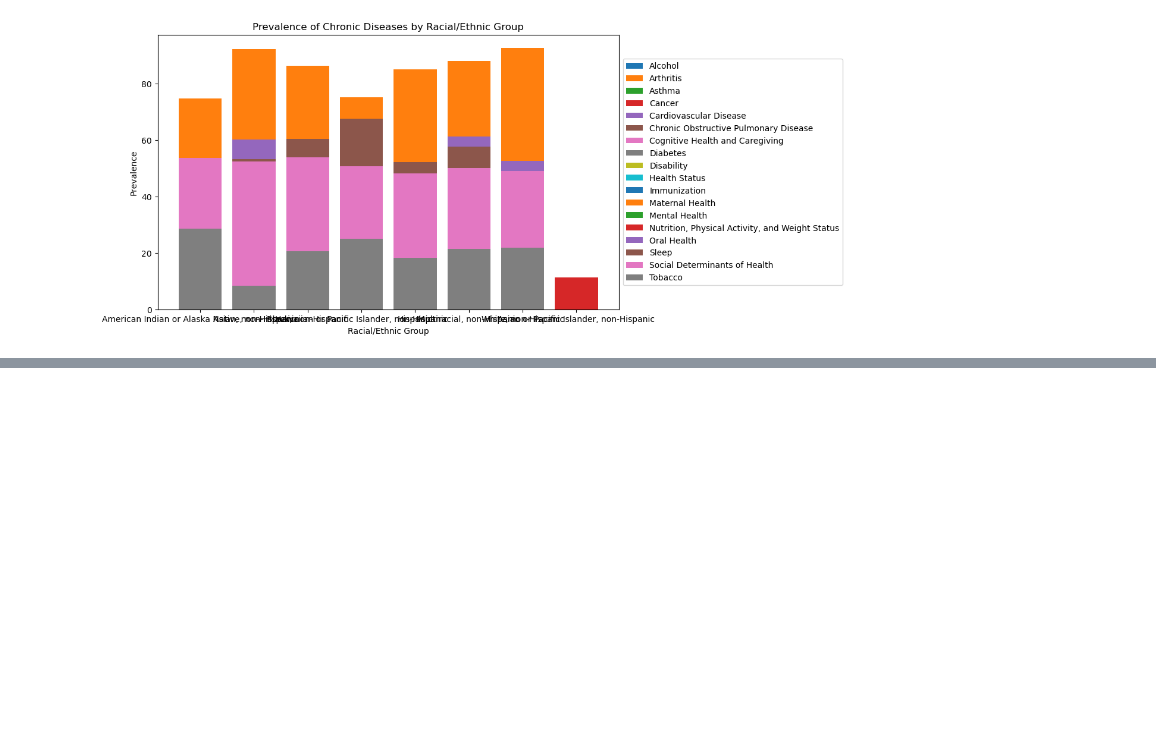
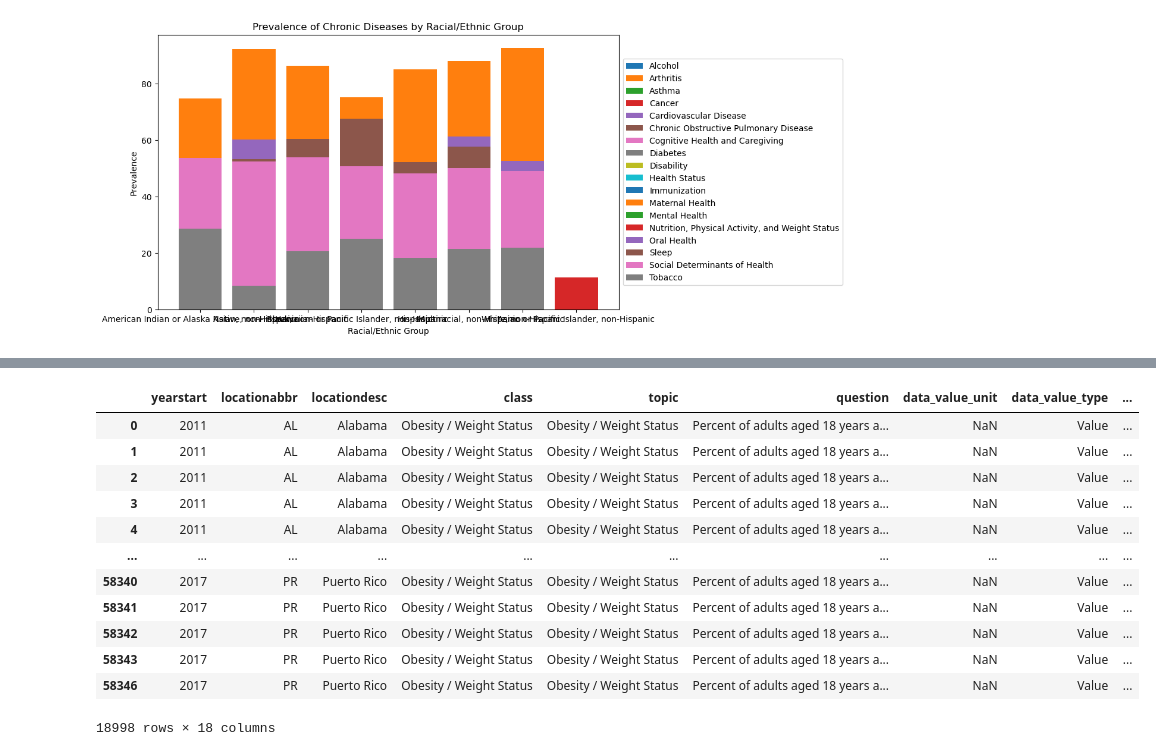
Before and after one commit to Khush0395/capstone_ptl, a Jupyter notebook: script/chronic_disease.ipynb, the cells around one changed output, grey strips where cells are left out. Cells and saved outputs as stored; diff of their text form; code cells hidden in the pictures; blank space fills up the shorter version.

```diff
--- a/script/chronic_disease.ipynb
+++ b/script/chronic_disease.ipynb
@@ -680,0 +731,18 @@ plt.show();
+# %%
+obe1 =obe.loc[obe.question.isin(['Percent of adults aged 18 years and older who have obesity','Percent of adults aged 18 years and older who have an overweight classification'])]
+# %%
+obe1
+# %% [output]
+|  | yearstart | locationabbr | locationdesc | class | topic | question | data_value_unit | data_value_type | ... |
+| 0 | 2011 | AL | Alabama | Obesity / Weight Status | Obesity / Weight Status | Percent of adults aged 18 years a... | NaN | Value | ... |
+| 1 | 2011 | AL | Alabama | Obesity / Weight Status | Obesity / Weight Status | Percent of adults aged 18 years a... | NaN | Value | ... |
+| 2 | 2011 | AL | Alabama | Obesity / Weight Status | Obesity / Weight Status | Percent of adults aged 18 years a... | NaN | Value | ... |
+| 3 | 2011 | AL | Alabama | Obesity / Weight Status | Obesity / Weight Status | Percent of adults aged 18 years a... | NaN | Value | ... |
+| 4 | 2011 | AL | Alabama | Obesity / Weight Status | Obesity / Weight Status | Percent of adults aged 18 years a... | NaN | Value | ... |
+| ... | ... | ... | ... | ... | ... | ... | ... | ... | ... |
+| 58340 | 2017 | PR | Puerto Rico | Obesity / Weight Status | Obesity / Weight Status | Percent of adults aged 18 years a... | NaN | Value | ... |
+| 58341 | 2017 | PR | Puerto Rico | Obesity / Weight Status | Obesity / Weight Status | Percent of adults aged 18 years a... | NaN | Value | ... |
+| 58342 | 2017 | PR | Puerto Rico | Obesity / Weight Status | Obesity / Weight Status | Percent of adults aged 18 years a... | NaN | Value | ... |
+| 58343 | 2017 | PR | Puerto Rico | Obesity / Weight Status | Obesity / Weight Status | Percent of adults aged 18 years a... | NaN | Value | ... |
+| 58346 | 2017 | PR | Puerto Rico | Obesity / Weight Status | Obesity / Weight Status | Percent of adults aged 18 years a... | NaN | Value | ... |
+18998 rows × 18 columns
```
Also changed, not shown: parts of 22 cells of this notebook, 1 other file.
